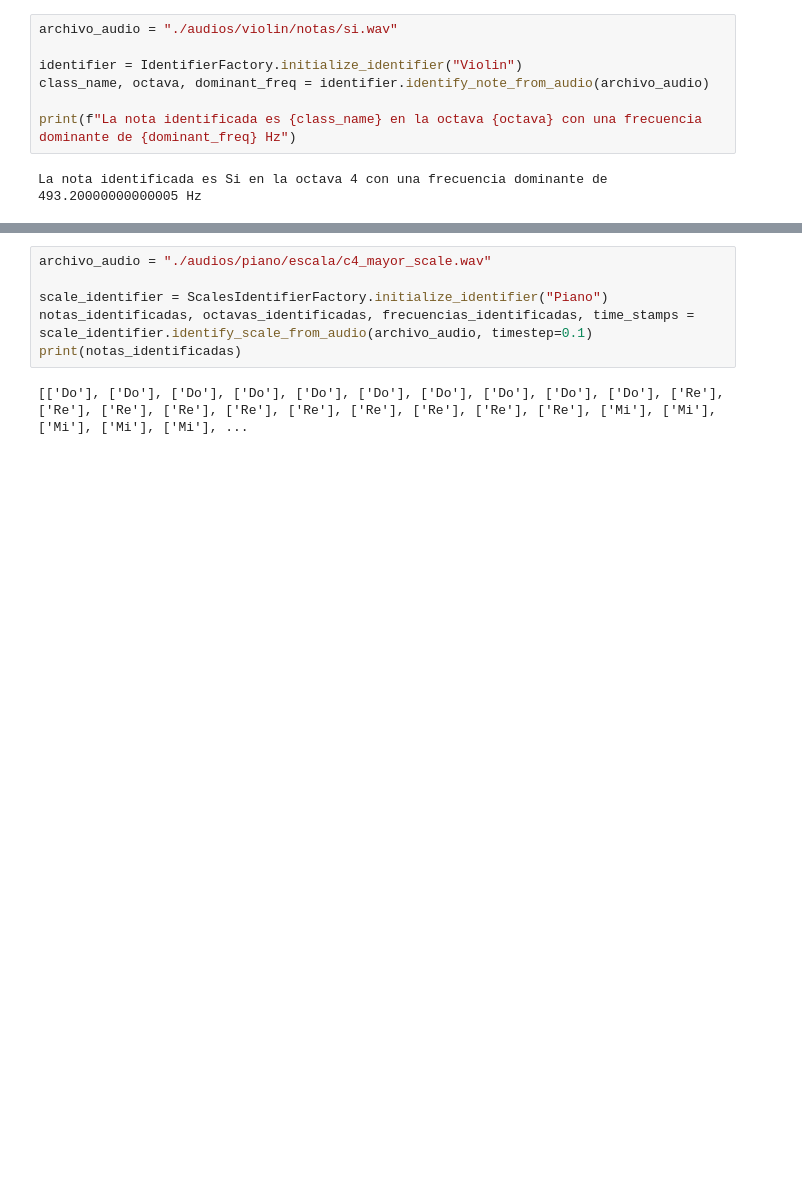
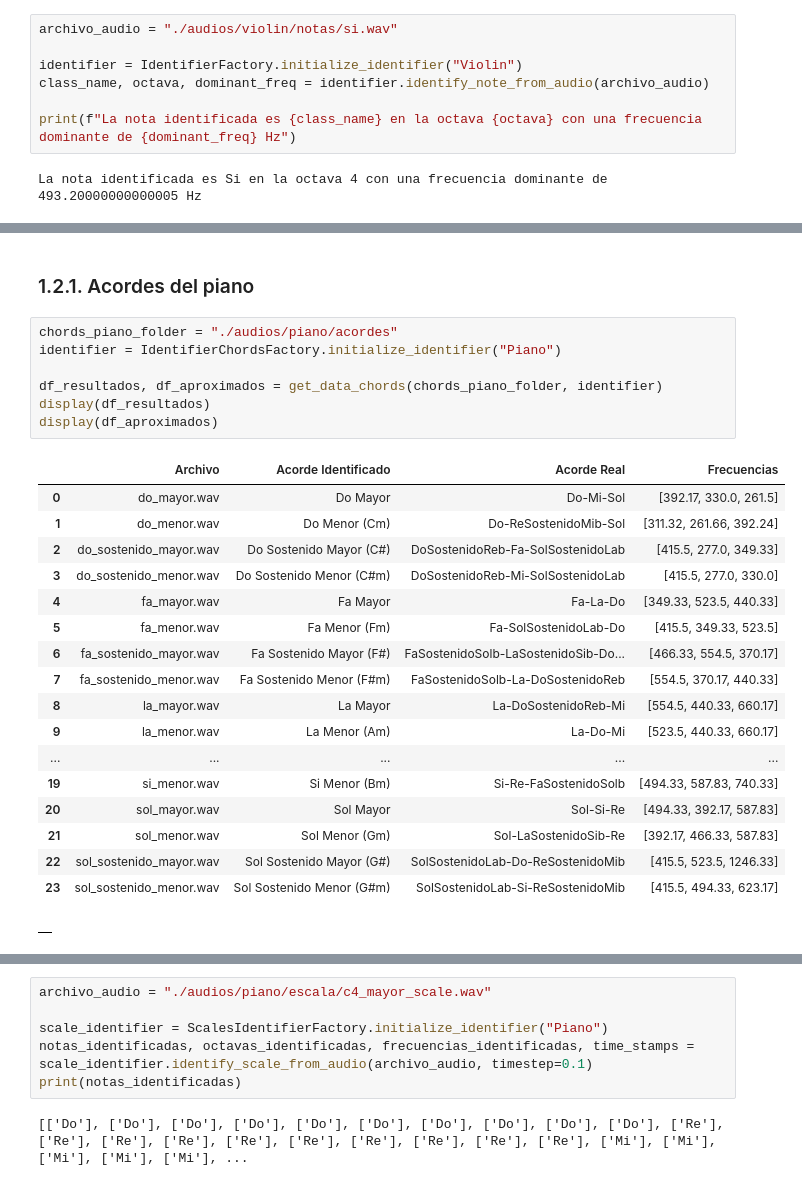
Before and after one commit to MediaMind-ULPGC/P04, a Jupyter notebook: P04.ipynb, the cells around one changed output, grey strips where cells are left out. Saved outputs shown, nothing was run; the diff lists cells and outputs as text; blank space fills up the shorter version.

```diff
--- a/P04.ipynb
+++ b/P04.ipynb
@@ -170,0 +191,28 @@ for file in lista_de_archivos:
+# %% [markdown]
+### 1.2.1. Acordes del piano
+# %%
+chords_piano_folder = "./audios/piano/acordes"
+identifier = IdentifierChordsFactory.initialize_identifier("Piano")
+
+df_resultados, df_aproximados = get_data_chords(chords_piano_folder, identifier)
+display(df_resultados)
+display(df_aproximados)
+# %% [output]
+|  | Archivo | Acorde Identificado | Acorde Real | Frecuencias |
+| 0 | do_mayor.wav | Do Mayor | Do-Mi-Sol | [392.17, 330.0, 261.5] |
+| 1 | do_menor.wav | Do Menor (Cm) | Do-ReSostenidoMib-Sol | [311.32, 261.66, 392.24] |
+| 2 | do_sostenido_mayor.wav | Do Sostenido Mayor (C#) | DoSostenidoReb-Fa-SolSostenidoLab | [415.5, 277.0, 349.33] |
+| 3 | do_sostenido_menor.wav | Do Sostenido Menor (C#m) | DoSostenidoReb-Mi-SolSostenidoLab | [415.5, 277.0, 330.0] |
+| 4 | fa_mayor.wav | Fa Mayor | Fa-La-Do | [349.33, 523.5, 440.33] |
+| 5 | fa_menor.wav | Fa Menor (Fm) | Fa-SolSostenidoLab-Do | [415.5, 349.33, 523.5] |
+| 6 | fa_sostenido_mayor.wav | Fa Sostenido Mayor (F#) | FaSostenidoSolb-LaSostenidoSib-Do... | [466.33, 554.5, 370.17] |
+| 7 | fa_sostenido_menor.wav | Fa Sostenido Menor (F#m) | FaSostenidoSolb-La-DoSostenidoReb | [554.5, 370.17, 440.33] |
+| 8 | la_mayor.wav | La Mayor | La-DoSostenidoReb-Mi | [554.5, 440.33, 660.17] |
+| 9 | la_menor.wav | La Menor (Am) | La-Do-Mi | [523.5, 440.33, 660.17] |
+| ... | ... | ... | ... | ... |
+| 19 | si_menor.wav | Si Menor (Bm) | Si-Re-FaSostenidoSolb | [494.33, 587.83, 740.33] |
+| 20 | sol_mayor.wav | Sol Mayor | Sol-Si-Re | [494.33, 392.17, 587.83] |
+| 21 | sol_menor.wav | Sol Menor (Gm) | Sol-LaSostenidoSib-Re | [392.17, 466.33, 587.83] |
+| 22 | sol_sostenido_mayor.wav | Sol Sostenido Mayor (G#) | SolSostenidoLab-Do-ReSostenidoMib | [415.5, 523.5, 1246.33] |
+| 23 | sol_sostenido_menor.wav | Sol Sostenido Menor (G#m) | SolSostenidoLab-Si-ReSostenidoMib | [415.5, 494.33, 623.17] |
+|  |
```
Also changed, not shown: parts of 15 cells of this notebook, 2 other files.
